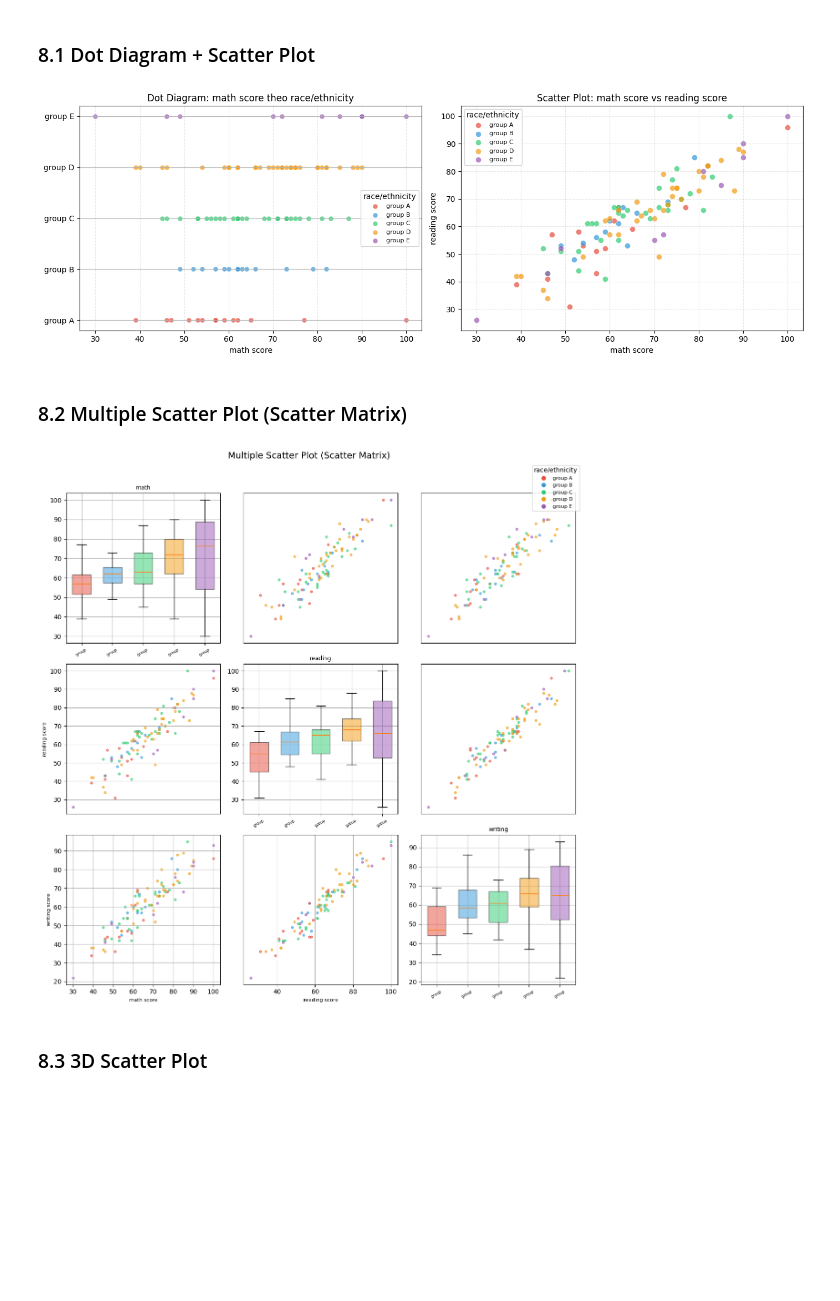
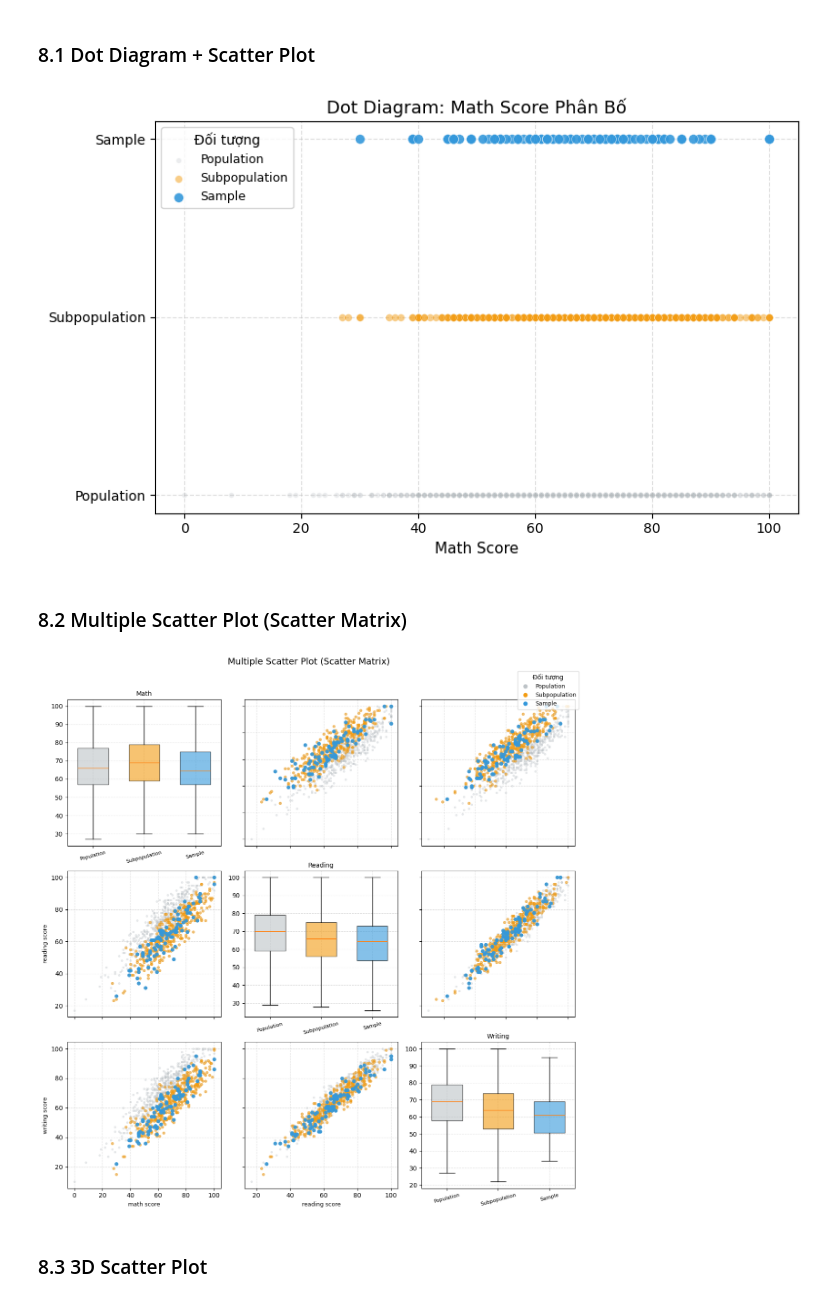
Before and after one commit to ntnthinh205/gk_msa, a Jupyter notebook: multivariate_statistics.ipynb, the cells around one changed output. Drawn from its saved outputs; the diff is of its cells as text; code cells hidden in the pictures; blank space fills up the shorter version.

Commit message:
visualize data

```diff
--- a/multivariate_statistics.ipynb
+++ b/multivariate_statistics.ipynb
@@ -3061,37 +3038,25 @@ Các nhóm: ['group A', 'group B', 'group C', 'group D', 'group E'] (5 nhóm)
 # %% [markdown]
 ### 8.1 Dot Diagram + Scatter Plot
 # %%
-fig, axes = plt.subplots(1, 2, figsize=(14, 5))
+fig, ax = plt.subplots(figsize=(8, 5))
 
 # Dot diagram
-for idx, g in enumerate(group_names):
-    mask = sample_groups == g
-    axes[0].scatter(X_sample[mask, 0], np.full(mask.sum(), idx),
-                    alpha=0.7, color=color_map[g], label=g, s=40,
-                    edgecolor='white', linewidth=0.3)
-axes[0].set_xlabel(score_cols[0])
-axes[0].set_yticks(range(n_groups))
-axes[0].set_yticklabels(group_names)
-axes[0].set_title(f'Dot Diagram: {score_cols[0]} theo {color_by}')
-axes[0].grid(axis='x', linestyle='--', alpha=0.3)
-axes[0].legend(title=color_by, fontsize=8)
-
-# Scatter plot 2 biến
-for g in group_names:
-    mask = sample_groups == g
-    axes[1].scatter(X_sample[mask, 0], X_sample[mask, 1],
-                    alpha=0.7, color=color_map[g], label=g, s=50,
-                    edgecolor='white', linewidth=0.3)
-axes[1].set_xlabel(score_cols[0])
-axes[1].set_ylabel(score_cols[1])
-axes[1].set_title(f'Scatter Plot: {score_cols[0]} vs {score_cols[1]}')
-axes[1].legend(title=color_by, fontsize=8)
-axes[1].grid(True, linestyle='--', alpha=0.3)
+for idx, name in enumerate(compare_names):
+    df_curr = compare_dfs[name]
+    ax.scatter(df_curr[score_cols[0]], np.full(len(df_curr), idx),
+               alpha=compare_alphas[name], color=compare_colors[name], label=name,
+               s=compare_sizes[name], edgecolor='white', linewidth=0.3, zorder=compare_zorders[name])
+ax.set_xlabel(score_cols[0].replace(' score', '').capitalize() + ' Score', fontsize=11)
+ax.set_yticks(range(len(compare_names)))
+ax.set_yticklabels(compare_names, fontsize=10)
+ax.set_title(f"Dot Diagram: {score_cols[0].replace(' score', '').capitalize()} Score Phân Bố", fontsize=13)
+ax.grid(True, linestyle='--', alpha=0.4)
+ax.legend(title='Đối tượng', fontsize=9)
 
 plt.tight_layout()
 plt.show()
 # %% [output]
-[figure, old version]
+[figure, new version]
 # %% [markdown]
 ### 8.2 Multiple Scatter Plot (Scatter Matrix)
 # %%
@@ -3100,38 +3065,42 @@ fig, axes_grid = plt.subplots(num_features, num_features, figsize=(12, 12))
 for i in range(num_features):
     for j in range(num_features):
         ax = axes_grid[i, j]
+        ax.grid(True, linestyle='--', alpha=0.4)
         if i == j:
-            grouped_vals = [X_sample[sample_groups == g, j] for g in group_names]
+            # Boxplot cho từng đối tượng
+            grouped_vals = [compare_dfs[name][score_cols[j]].dropna() for name in compare_names]
             bp = ax.boxplot(grouped_vals, patch_artist=True, widths=0.6, showfliers=False)
-            for patch, g in zip(bp['boxes'], group_names):
-                patch.set_facecolor(color_map[g])
-                patch.set_alpha(0.5)
-            ax.set_xticks(range(1, n_groups + 1))
-            ax.set_xticklabels([g[:6] for g in group_names], fontsize=6, rotation=30)
-            ax.set_title(score_cols[j].replace(' score', ''), fontsize=9)
+            for patch, name in zip(bp['boxes'], compare_names):
+                patch.set_facecolor(compare_colors[name])
+                patch.set_alpha(0.6)
+            ax.set_xticks(range(1, len(compare_names) + 1))
+            ax.set_xticklabels(compare_names, fontsize=8, rotation=15)
+            ax.set_title(score_cols[j].replace(' score', '').capitalize(), fontsize=10)
         else:
-            for g in group_names:
-                mask = sample_groups == g
-                ax.scatter(X_sample[mask, j], X_sample[mask, i],
-                           s=12, alpha=0.6, color=color_map[g])
+            for name in compare_names:
+                df_curr = compare_dfs[name]
+                ax.scatter(df_curr[score_cols[j]], df_curr[score_cols[i]],
+                           s=compare_sizes[name]*0.5, alpha=compare_alphas[name],
+                           color=compare_colors[name], zorder=compare_zorders[name])
+
         if i == num_features - 1 and i != j:
-            ax.set_xlabel(score_cols[j], fontsize=8)
+            ax.set_xlabel(score_cols[j], fontsize=9)
         elif i != j:
-            ax.set_xticks([])
+            ax.set_xticklabels([])
         if j == 0 and i != j:
-            ax.set_ylabel(score_cols[i], fontsize=8)
+            ax.set_ylabel(score_cols[i], fontsize=9)
         elif i != j:
-            ax.set_yticks([])
+            ax.set_yticklabels([])
 
 handles = [plt.Line2D([0], [0], marker='o', color='w',
-           markerfacecolor=color_map[g], markersize=8, label=g) for g in group_names]
-fig.legend(handles=handles, title=color_by, loc='upper right',
-           fontsize=8, bbox_to_anchor=(1.0, 1.0))
+           markerfacecolor=compare_colors[name], markersize=8, label=name) for name in compare_names]
+fig.legend(handles=handles, title='Đối tượng', loc='upper right',
+           fontsize=9, bbox_to_anchor=(1.0, 1.0))
 plt.suptitle('Multiple Scatter Plot (Scatter Matrix)', y=1.02, fontsize=14)
 plt.tight_layout()
 plt.show()
 # %% [output]
-[figure, old version]
+[figure, new version]
 # %% [markdown]
 ### 8.3 3D Scatter Plot
 # %%
```
Also changed, not shown: parts of 8 cells of this notebook, 6 other files.
